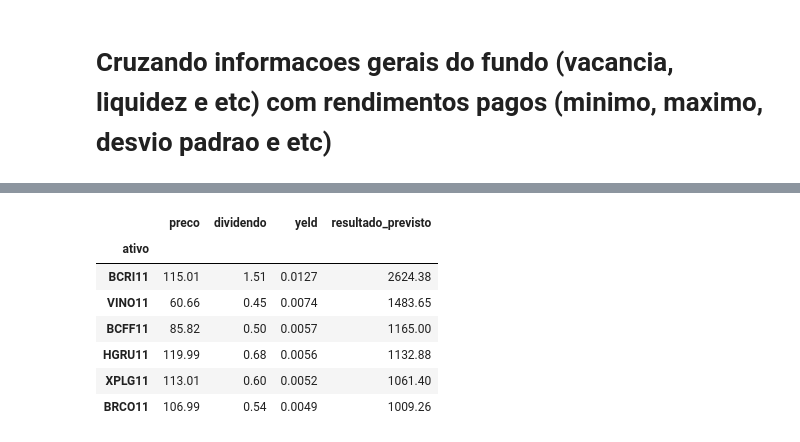
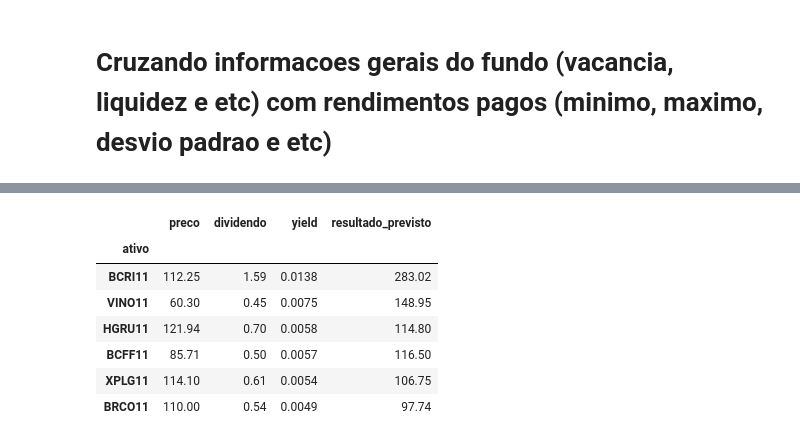
Before and after one commit to AlexandreMinato/Investimentos_FII, a Jupyter notebook: Analises_FII.ipynb, the cells around one changed output, grey strips where cells are left out. Cells and saved outputs as stored; diff of their text form; code cells hidden in the pictures.

```diff
--- a/Analises_FII.ipynb
+++ b/Analises_FII.ipynb
@@ -96,6 +125,7 @@ array(['shoppings', 'titulos_e_val__mob_', 'lajes_corporativas',
 # %%
 # filtrando setores que eu gosto
-df = df[df['setor'].isin(['shoppings', 'titulos_e_val__mob_', 'lajes_corporativas', 'hibrido', 'logistica'])].copy()
+df = df[df['setor'] \
+        .isin(['shoppings', 'titulos_e_val__mob_', 'lajes_corporativas', 'hibrido', 'logistica'])].copy()
 # %%
 df.setor.unique()
 # %% [output]
@@ -114,7 +144,10 @@ diversificacoes_ativos = [
     # Condicoes de setores que gosto com mais de 5 ativos
     (df['setor'].isin(setores_considerar)) &
     (df['quantidade_ativos'] > 5),
-    # Condicoes de setores que gosto com menos de 5 ativos (inativo na hora de aplicar o filtro, deixei aqui, caso queira olhar para fundos com pouca diversificação, bastante alterar a variavel diversificacoes_aceitaveis para True, True, True)
+    # Condicoes de setores que gosto com menos de 5 ativos
+    # (inativo na hora de aplicar o filtro, deixei aqui,
+    # caso queira olhar para fundos com pouca diversificação,
+    # bastante alterar a variavel diversificacoes_aceitaveis para True, True, True)
     (df['setor'].isin(setores_considerar)) &
     (df['quantidade_ativos'] < 5),
     # setores
@@ -125,11 +158,13 @@ diversificacoes_aceitaveis = [True, False, True]
 df['ativos_diversificados'] = np.select(diversificacoes_ativos, diversificacoes_aceitaveis, default=None)
 
 # imovel com vacancia aceitavel
-df['vacancia_aceitavel'] = np.where((df['vacancia_fisica'] < 0.1) | (df['vacancia_fisica'].isnull()) | (df['vacancia_fisica'].isnull()) , True, False)
+df['vacancia_aceitavel'] = np.where((df['vacancia_fisica'] < 0.1) | \
+                                    (df['vacancia_fisica'].isnull()) | \
+                                    (df['vacancia_fisica'].isnull()) , True, False)
 
 # Fundo que tenham liquidez
 df['liquidez'] = np.where(df['liquidez_dia'] > 20000, True, False)
 
 # Fundos que pagam dividendos acima de 0,5%, considerando o acumulado de 12 meses
-df['dividendos_minimos'] = np.where(df['yeld_12m_acululado'] > 0.05, True, False)
+df['dividendos_minimos'] = np.where(df['yield_12m_acululado'] > 0.05, True, False)
 # %% [markdown]
@@ -137,5 +172,4 @@ df['dividendos_minimos'] = np.where(df['yeld_12m_acululado'] > 0.05, True, False
 # %%
-
 condicoes_ativos = (
     df.preco_justo &
     df.ativos_diversificados &
@@ -143,7 +177,7 @@ condicoes_ativos = (
     df.liquidez &
     df.dividendos_minimos
 )
-df_results = df.loc[condicoes_ativos].sort_values(by=['yeld_12m_acululado', 'liquidez_dia'], ascending=False)
+df_results = df.loc[condicoes_ativos].sort_values(by=['yield_12m_acululado', 'liquidez_dia'], ascending=False)
 df_results = df_results.set_index('ativo')
 # %% [markdown]
 # Analisando os resultados
@@ -174,8 +209,9 @@ df_results
 # %%
 
-valor_investir = 200000
+valor_investir = 20000
 df_results['valor_investir'] = (valor_investir / df_results.preco)
 df_results['valor_investir'] = df_results['valor_investir'].astype(int)
-df_results['resultado_previsto'] = df_results['valor_investir'].astype(int) * df_results['dividendo'].astype(float)
-df_results[['preco', 'dividendo', 'yeld', 'valor_investir', 'resultado_previsto']]
+df_results['resultado_previsto'] = df_results['valor_investir'] \
+                                        .astype(int) * df_results['dividendo'].astype(float)
+df_results[['preco', 'dividendo', 'yield', 'valor_investir', 'resultado_previsto']]
 # %% [output]
@@ -265,11 +301,13 @@ df_union_data[['preco']].loc[['BCFF11', 'VINO11', 'BCRI11', 'HGRU11', 'XPLG11',
 # %%
-df_results[['preco', 'dividendo', 'yeld', 'resultado_previsto']].loc[['BCFF11', 'VINO11', 'BCRI11', 'HGRU11', 'XPLG11', 'BRCO11']].sort_values(by=['yeld'], ascending=False)
+df_results[['preco', 'dividendo', 'yield', 'resultado_previsto']] \
+    .loc[['BCFF11', 'VINO11', 'BCRI11', 'HGRU11', 'XPLG11', 'BRCO11']] \
+    .sort_values(by=['yield'], ascending=False)
 # %% [output]
-|  | preco | dividendo | yeld | resultado_previsto |
+|  | preco | dividendo | yield | resultado_previsto |
 | ativo |  |  |  |  |
-| BCRI11 | 115.01 | 1.51 | 0.0127 | 2624.38 |
-| VINO11 | 60.66 | 0.45 | 0.0074 | 1483.65 |
-| BCFF11 | 85.82 | 0.50 | 0.0057 | 1165.00 |
-| HGRU11 | 119.99 | 0.68 | 0.0056 | 1132.88 |
-| XPLG11 | 113.01 | 0.60 | 0.0052 | 1061.40 |
-| BRCO11 | 106.99 | 0.54 | 0.0049 | 1009.26 |
+| BCRI11 | 112.25 | 1.59 | 0.0138 | 283.02 |
+| VINO11 | 60.30 | 0.45 | 0.0075 | 148.95 |
+| HGRU11 | 121.94 | 0.70 | 0.0058 | 114.80 |
+| BCFF11 | 85.71 | 0.50 | 0.0057 | 116.50 |
+| XPLG11 | 114.10 | 0.61 | 0.0054 | 106.75 |
+| BRCO11 | 110.00 | 0.54 | 0.0049 | 97.74 |
```
Also changed, not shown: parts of 23 cells of this notebook, 2 other files.
